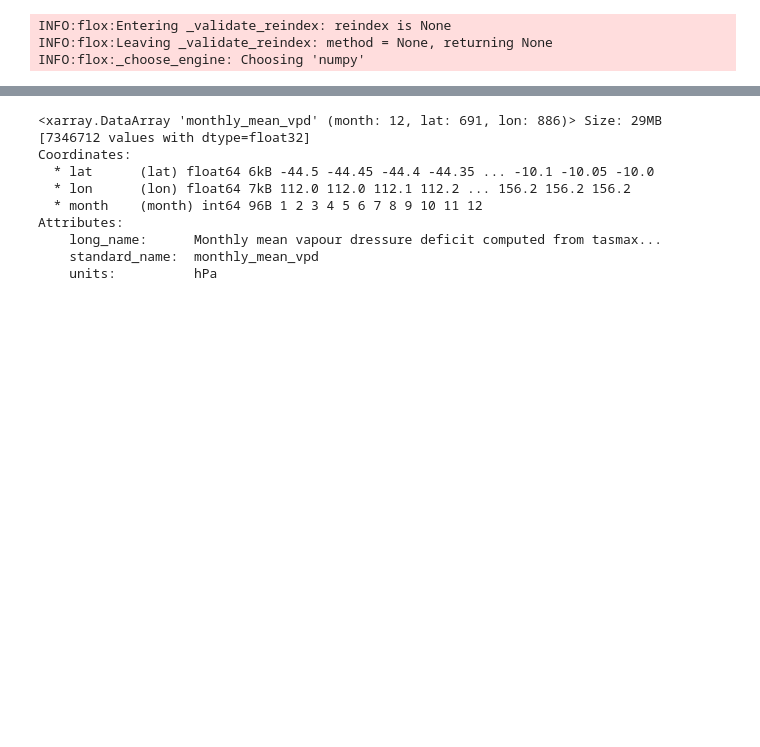
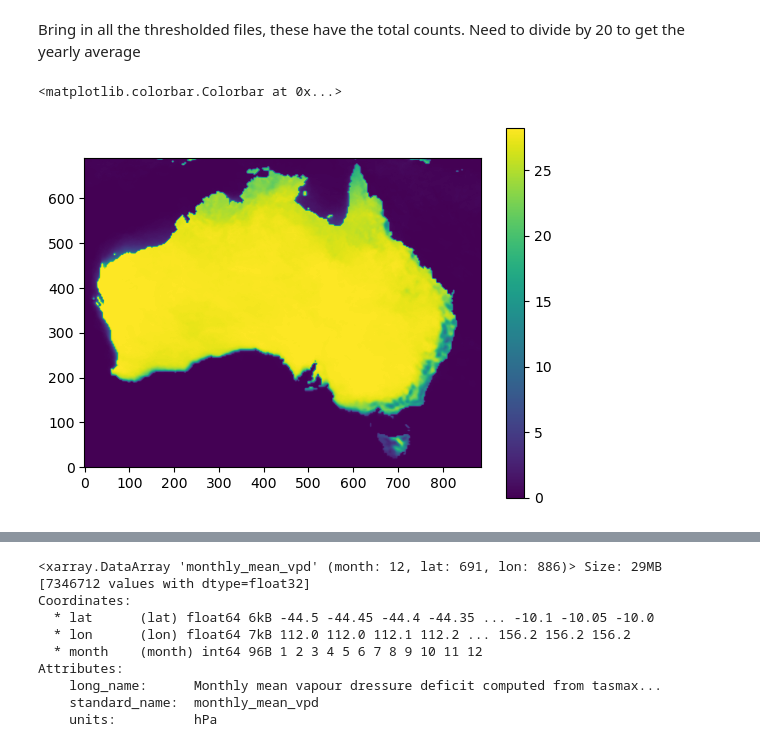
Before and after one commit to nb-bom/VPD, a Jupyter notebook: testing vpd files.ipynb, the cells around one changed output, grey strips where cells are left out. Saved outputs shown, nothing was run; the diff lists cells and outputs as text; code cells hidden in the pictures; blank space fills up the shorter version.

```diff
--- a/testing vpd files.ipynb
+++ b/testing vpd files.ipynb
@@ -84,11 +69,0 @@ Wall time: 42.3 s
-# %%
-%%time
-
-gwl12_count_vpd_days_above_18 = gwl12_vpd_days_above_18.groupby('time.month').sum('time')/years
-gwl15_count_vpd_days_above_18 = gwl15_vpd_days_above_18.groupby('time.month').sum('time')/years
-gwl20_count_vpd_days_above_18 = gwl20_vpd_days_above_18.groupby('time.month').sum('time')/years
-gwl30_count_vpd_days_above_18 = gwl30_vpd_days_above_18.groupby('time.month').sum('time')/years
-# %% [output]
-INFO:flox:Entering _validate_reindex: reindex is None
-INFO:flox:Leaving _validate_reindex: method = None, returning None
-INFO:flox:_choose_engine: Choosing 'numpy'
@@ -97,6 +70,20 @@ INFO:flox:_choose_engine: Choosing 'numpy'
+# %% [markdown]
+Bring in all the thresholded files, these have the total counts. Need to divide by 20 to get the yearly average
+# %%
+infiles12=f"/g/data/ia39/ncra/bushfire/vpd/threshold18/{pathway}_{GCM}_{RCM}_gwl1.2_vpd_days_gt_18.nc"
+thresh18_vpd_data_12 = xr.open_dataset(infiles12)['vpd']/20
+infiles15=f"/g/data/ia39/ncra/bushfire/vpd/threshold18/{pathway}_{GCM}_{RCM}_gwl1.5_vpd_days_gt_18.nc"
+thresh18_vpd_data_15 = xr.open_dataset(infiles15)['vpd']/20
+infiles20=f"/g/data/ia39/ncra/bushfire/vpd/threshold18/{pathway}_{GCM}_{RCM}_gwl2.0_vpd_days_gt_18.nc"
+thresh18_vpd_data_20 = xr.open_dataset(infiles20)['vpd']/20
+infiles30=f"/g/data/ia39/ncra/bushfire/vpd/threshold18/{pathway}_{GCM}_{RCM}_gwl3.0_vpd_days_gt_18.nc"
+thresh18_vpd_data_30 = xr.open_dataset(infiles30)['vpd']/20
 # %%
-#plt.imshow(count_vpd_days_above_18[10], origin='lower')
-#plt.colorbar()
+plt.imshow(thresh18_vpd_data_30[1], origin='lower')
+plt.colorbar()
+# %% [output]
+<matplotlib.colorbar.Colorbar at 0x...>
+[figure, added]
 # %%
 #convert lat/lon to an index:
 #loc_name = 'Adelaide'
```
Also changed, not shown: parts of 13 cells of this notebook, 2 other files.
